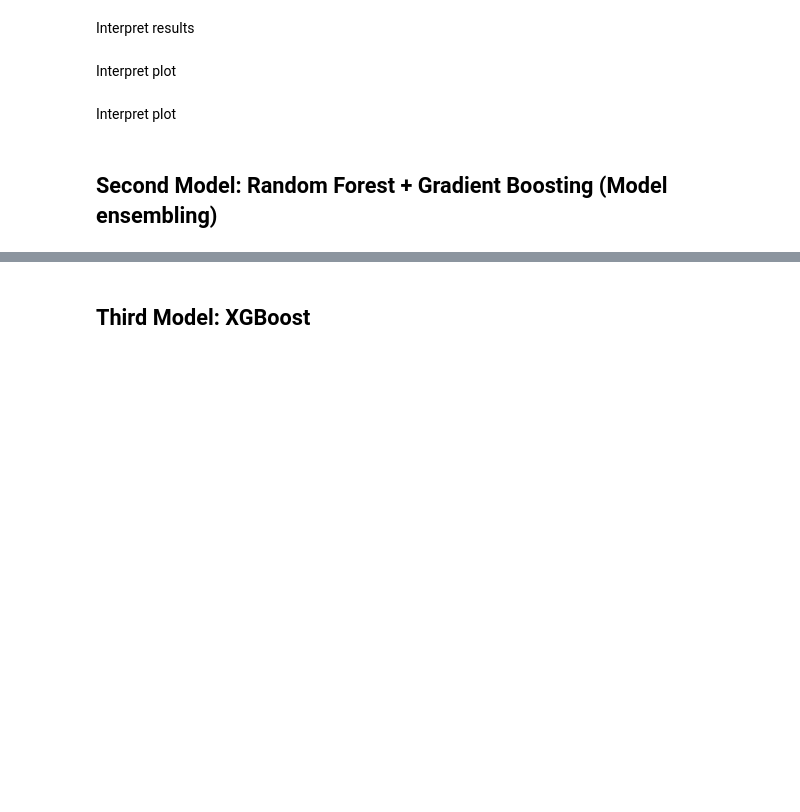
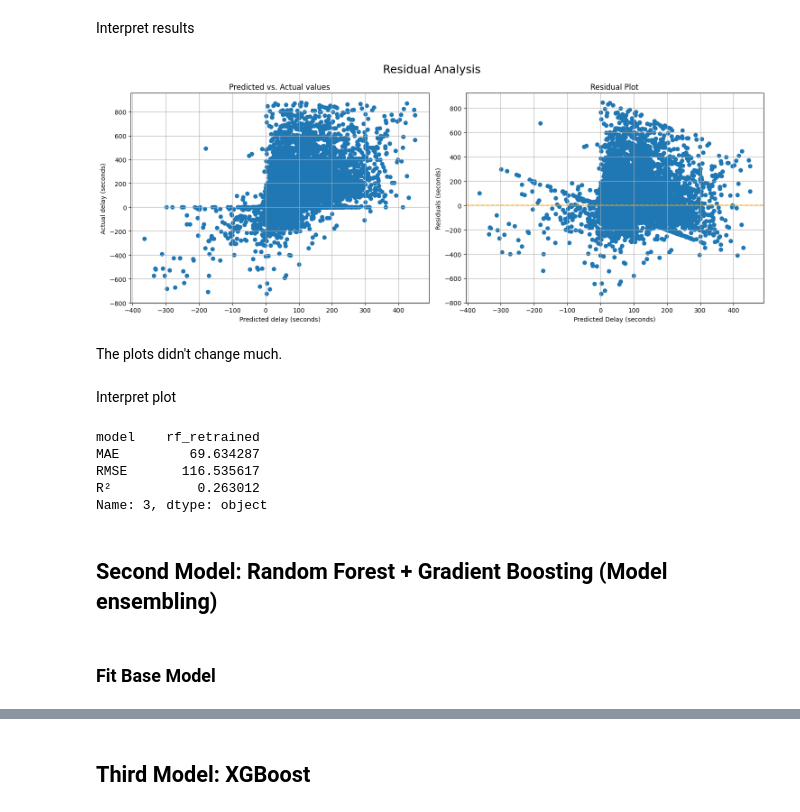
Before and after one commit to nadpierre/stm-transit-delay-prediction, a Jupyter notebook: notebooks/data_modeling.ipynb, the cells around one changed output, grey strips where cells are left out. Saved outputs shown, nothing was run; the diff lists cells and outputs as text; code cells hidden in the pictures; blank space fills up the shorter version.

```diff
--- a/notebooks/data_modeling.ipynb
+++ b/notebooks/data_modeling.ipynb
@@ -478,25 +507,9 @@ metrics_df[['MAE', 'RMSE', 'R²']]
 # %% [markdown]
 ### Retune Parameters
 # %%
-param_grid = {
-	'n_estimators': list(range(300, 750, 50)),
-    'min_samples_split': [2, 5, 10, 20],
-    'min_samples_leaf': [1, 2, 5, 10],
-	'max_leaf_nodes': [None, 50, 100],
-	'max_depth': [None, 10, 20],
-  	'max_features': ['sqrt', 'log2', 0.8],
-}
-
-random_model = RandomizedSearchCV(
-  	estimator=RandomForestRegressor(random_state=42),
-  	param_distributions=param_grid,
-  	scoring='neg_root_mean_squared_error',
-  	n_iter=10,
-	cv=5,
-  	n_jobs=-1,
-  	random_state=42
-)
-
-random_model.fit(X_train_best, y_train)
+# Random search
+search = random_search_rf(X_train_best, X_val_best, y_train, y_val)
+best_params = search['best_params']
+print(f'Best parameters found: {best_params} with RMSE: {search['best_rmse']:.4f}')
 # %%
 # Fit model with best parameters
@@ -542,2 +550,8 @@ plt.show()
+# %%
+plot_residuals(y_pred, y_val, 'rf_final')
+# %% [output]
+[figure, added]
+# %% [markdown]
+The plots didn't change much.
 # %% [markdown]
 Interpret plot
@@ -556,5 +558,12 @@ plt.show()
-# %% [markdown]
-Interpret plot
+# %%
+# Display best model
+metrics_df.loc[metrics_df['RMSE'].idxmin(), ['model', 'MAE', 'RMSE', 'R²']]
+# %% [output]
+model    rf_retrained
+MAE         69.634287
+RMSE       116.535617
+R²           0.263012
+Name: 3, dtype: object
 # %%
 # Save best parameters and features
 rf_attributes = {
@@ -569,3 +578,5 @@ with open('../models/rf_attributes.pkl', 'wb') as handle:
 joblib.dump(rf_final, '../models/rf_model.pkl')
 # %% [markdown]
 ## Second Model: Random Forest + Gradient Boosting (Model ensembling)
+# %% [markdown]
+### Fit Base Model
```
Also changed, not shown: parts of 63 cells of this notebook, 5 other files.
